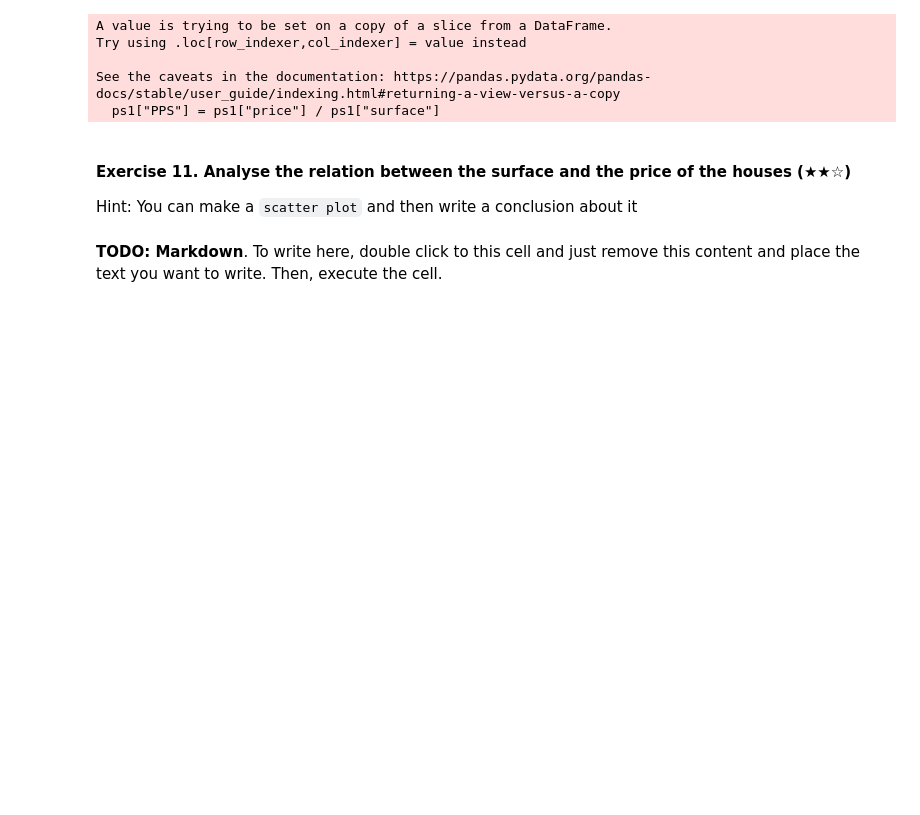
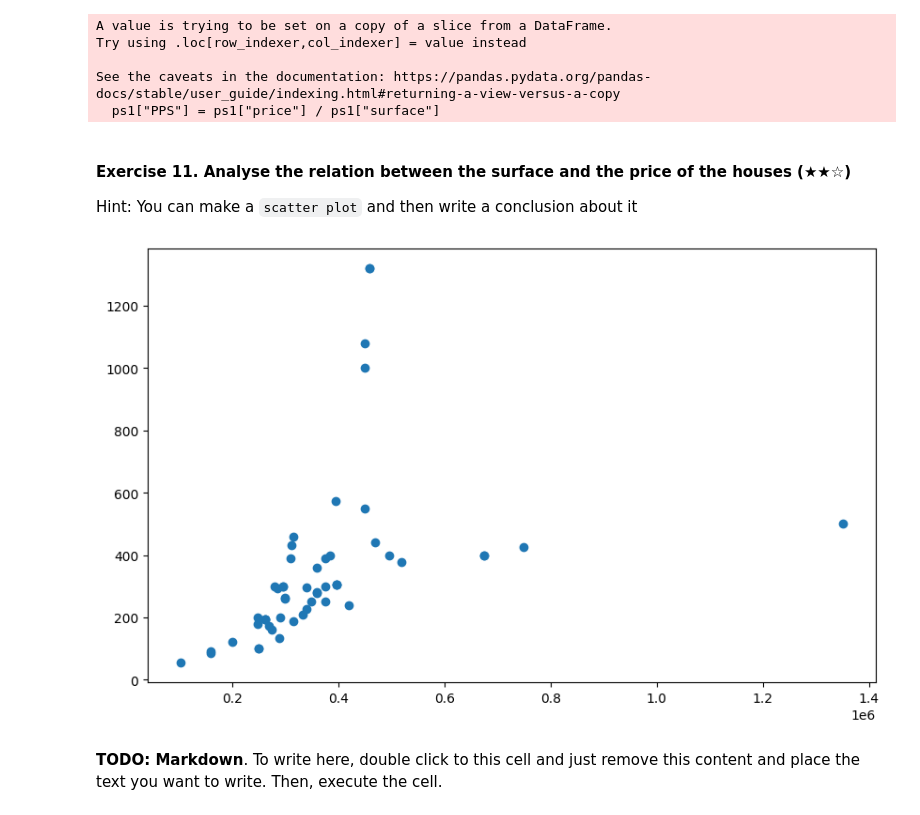
Before and after one commit to ianmelendez/realestate-datacleanup-exercise, a Jupyter notebook: project.ipynb, the cells around one changed output. Saved outputs shown, nothing was run; the diff lists cells and outputs as text; code cells hidden in the pictures; blank space fills up the shorter version.

```diff
--- a/project.ipynb
+++ b/project.ipynb
@@ -190,14 +210,21 @@ See the caveats in the documentation: https://pandas.pydata.org/pandas-docs/stab
 
 Hint: You can make a `scatter plot` and then write a conclusion about it
 # %%
-surface = ds['surface']
-price = ds['price']
+import matplotlib.pyplot as plt
 
-plt.scatter(surface, price)
+#ds_surface_cleaned = ds.dropna(axis = 0,how='all')
 
-plt.title("Surface/Price")
-plt.legend()
+
+# Extract the 'surface' column from the cleaned DataFrame
+ds_surface_cleaned = ds.dropna(subset=['surface'])
+surface_data = ds_surface_cleaned['surface']
+
+
+plt.figure(figsize=(10, 6))
+plt.scatter(Valdemorillo['price'],Valdemorillo['surface'])
 plt.show()
+# %% [output]
+[figure, added]
 # %% [markdown]
 **TODO: Markdown**. To write here, double click to this cell and just remove this content and place the text you want to write. Then, execute the cell.
 # %% [markdown]
```
Also changed, not shown: parts of 8 cells of this notebook.
